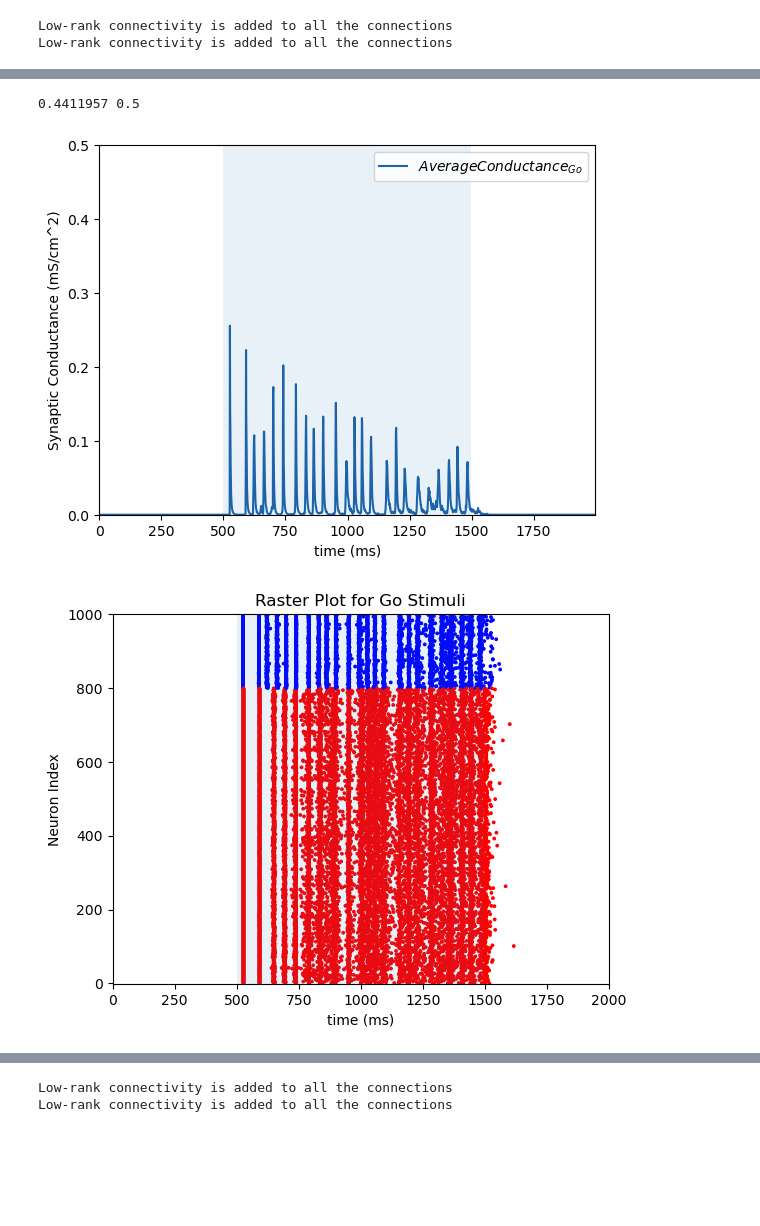
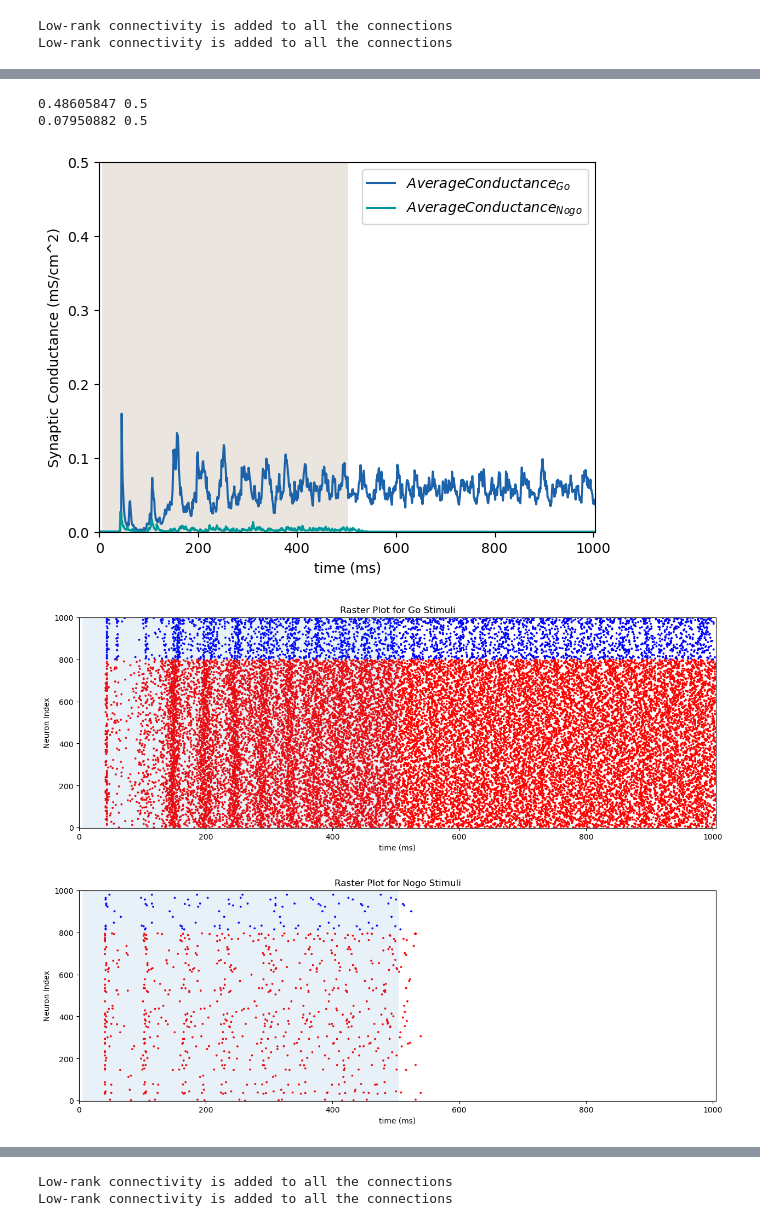
Before and after one commit to LiBinUtokyo/LowRank_ModifiedTheta_SNN, a Jupyter notebook: PYTHON/main_pytorch.ipynb, the cells around one changed output, grey strips where cells are left out. Cells and saved outputs as stored; diff of their text form; code cells hidden in the pictures; blank space fills up the shorter version.

```diff
--- a/PYTHON/main_pytorch.ipynb
+++ b/PYTHON/main_pytorch.ipynb
@@ -11,7 +11,7 @@ from functions import Draw_Output, Draw_Conductance, Draw_RasterPlot, Draw_Volta
 from lowranksnn import LowRankSNN
 # %%
 # Read the configuration file
-config = load_config_yaml('config.yaml')
+# config = load_config_yaml('config.yaml')
 config = load_config_yaml('config_ING.yaml')
 
 N_E = config['N_E']
@@ -21,11 +21,22 @@ P_EE = config['P_EE']
 P_EI = config['P_EI']
 P_IE = config['P_IE']
 P_II = config['P_II']
-factor_mn = config['factor_mn']
+factor_mn = config['factor_mn'] # 组合成conn时乘在lowrank matrix上的常數
+RS = config['RandomStrength'] # 组合成conn时乘在random matrix上的常數
 
-# RS = config['RandomStrength']
 taud_E = config['taud_E']
 taud_I = config['taud_I']
+ratio_fast = config['ratio_fast']
+if type(taud_E) == list: # introduce fast and slow time constants
+    mask_tauE = torch.rand(1, N_E) < ratio_fast
+    mask_tauI = torch.rand(1, N_I) < ratio_fast
+    tau_E = torch.ones(1, N_E) * taud_E[1]
+    tau_E[mask_tauE] = taud_E[0]
+    tau_I = torch.ones(1, N_I) * taud_I[1]
+    tau_I[mask_tauI] = taud_I[0]
+    taud_E = tau_E.tolist()
+    taud_I = tau_I.tolist()
+
 
 mu = config['mu']
 si = config['sigma']
@@ -131,0 +193,6 @@ Random connection has been added.
+# %%
+# Assemble the Network
+LRSNN.add_lowrank(W_rank1, W_out)
+LRSNN.add_random(conn_rand)
+# LRSNN.add_random(torch.zeros(N,N))
+LRSNN.conn[LRSNN.conn>1] = 1
@@ -159,9 +227,9 @@ T = T_pre+T_sti+T_after # length of Period time (ms）
 
 
 Input_go = torch.zeros((LRSNN.N_E+LRSNN.N_I,int(T/dt))) #size:(N,time)
-Input_go[:,int(T_pre/dt):int((T_pre+T_sti)/dt)] = IS*Sti_go.T
+Input_go[:,int(T_pre/dt):int((T_pre+T_sti)/dt)] = IS*Sti_go
 Input_nogo = torch.zeros((LRSNN.N_E+LRSNN.N_I,int(T/dt)))
-Input_nogo[:,int(T_pre/dt):int((T_pre+T_sti)/dt)] = IS*Sti_nogo.T
+Input_nogo[:,int(T_pre/dt):int((T_pre+T_sti)/dt)] = IS*Sti_nogo
 
 #将模型及相应属性移动到GPU
 device = torch.device('cuda:0')
@@ -212,10 +280,11 @@ Draw_Output(ax,Out_nogo,'Output_{Nogo}',dt,Input_nogo,color_data=color_Nogo)
 # Monitor the Average Conductance
 fig, ax = plt.subplots()
 Draw_Conductance(ax,g_go,color_Go,"Average Conductance_{Go}",dt,Input_go,ylim=[0,0.5])
-# Draw_Conductance(ax,g_nogo,color_Nogo,"Average Conductance_{Nogo}",dt,Input_nogo,ylim=[0,0.5])
+Draw_Conductance(ax,g_nogo,color_Nogo,"Average Conductance_{Nogo}",dt,Input_nogo,ylim=[0,0.5])
 # %% [output]
-0.4411957 0.5
+0.48605847 0.5
+0.07950882 0.5
-[figure, old version]
+[figure, new version]
 # %%
 # # Monitor the Voltage
 # fig, ax = plt.subplots()
@@ -226,12 +295,13 @@ Draw_Conductance(ax,g_go,color_Go,"Average Conductance_{Go}",dt,Input_go,ylim=[0
 # Draw_Voltage(ax,V_nogo[LRSNN.N_E:,:],'blue','Inhibitory Neurons_{Go}',dt,Input_nogo)
 # %%
 # Raster Plot
-fig, ax = plt.subplots()
+fig, ax = plt.subplots(figsize=(15,5))
 Draw_RasterPlot(ax,spk_step_go, spk_ind_go,'Raster Plot for Go Stimuli',dt,Input_go,LRSNN.N_E.cpu(),LRSNN.N_I.cpu())
-# fig, ax = plt.subplots()
-# Draw_RasterPlot(ax,spk_step_nogo,spk_ind_nogo,'Raster Plot for Nogo Stimuli',dt,Input_nogo,LRSNN.N_E.cpu(),LRSNN.N_I.cpu())
+fig, ax = plt.subplots(figsize=(15,5))
+Draw_RasterPlot(ax,spk_step_nogo,spk_ind_nogo,'Raster Plot for Nogo Stimuli',dt,Input_nogo,LRSNN.N_E.cpu(),LRSNN.N_I.cpu())
 # %% [output]
-[figure, old version]
+[figure, new version]
+[figure, added]
 # %%
 # Monitor the Projection on m-I plane
 fig, ax = plt.subplots()
```
Also changed, not shown: parts of 10 cells of this notebook, 4 other files.
